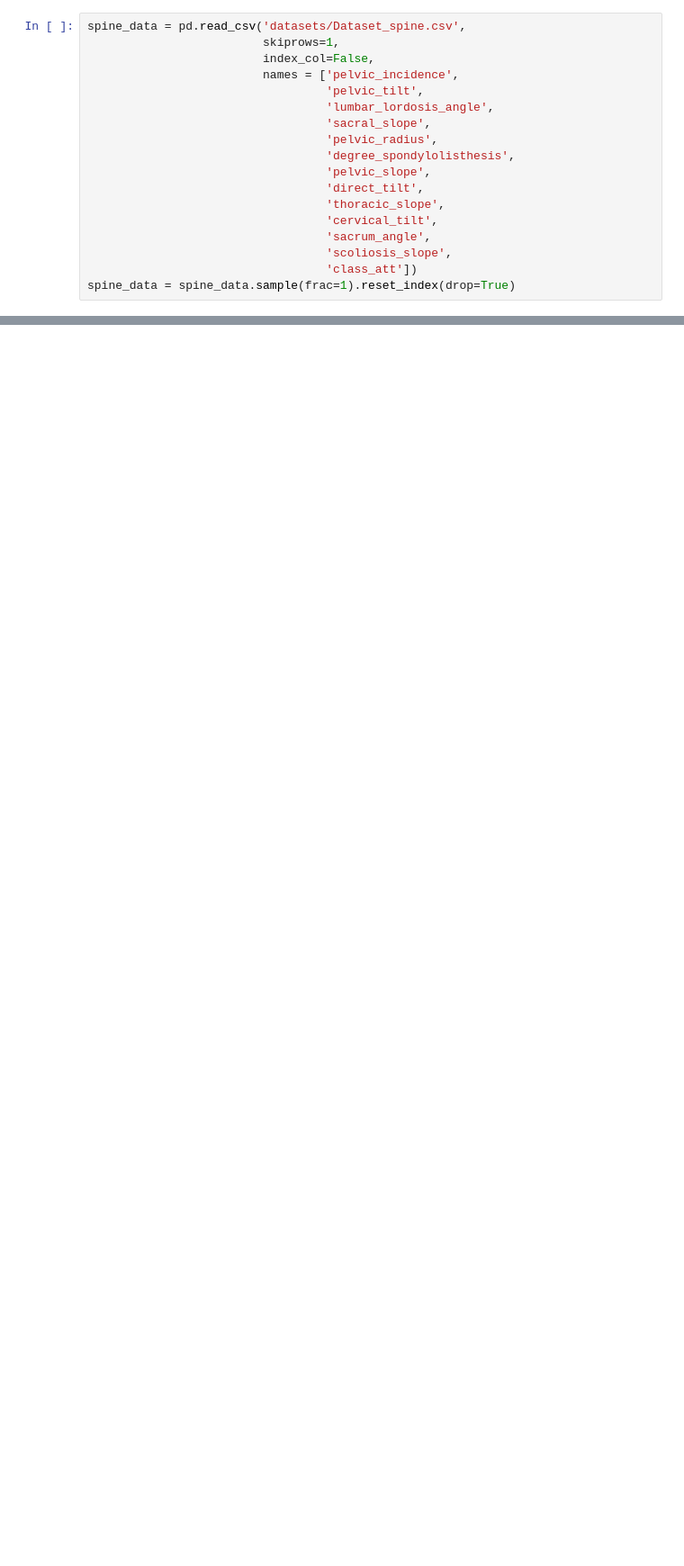
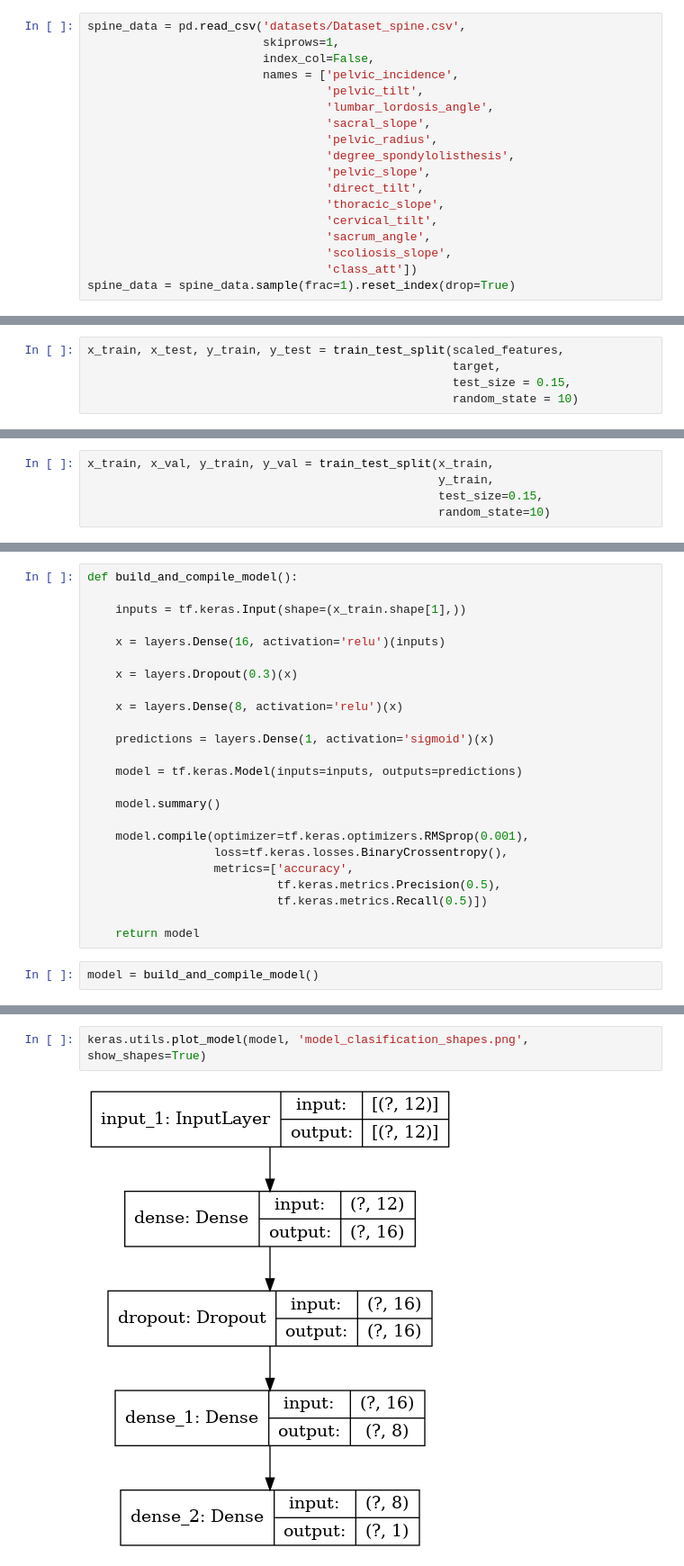
Before and after one commit to axperez/TensorFlow2.0, a Jupyter notebook: BinaryClassification_SpineDataset.ipynb, the cells around one changed output, grey strips where cells are left out. Shown: that part at 90% size. Saved outputs shown, nothing was run; the diff lists cells and outputs as text; blank space fills up the shorter version.

Commit message:
Continue to build binary classifier

```diff
--- a/BinaryClassification_SpineDataset.ipynb
+++ b/BinaryClassification_SpineDataset.ipynb
@@ -54,0 +145,5 @@ spine_data
+# %%
+x_train, x_test, y_train, y_test = train_test_split(scaled_features,
+                                                    target,
+                                                    test_size = 0.15,
+                                                    random_state = 10)
@@ -54,0 +154,5 @@ spine_data
+# %%
+x_train, x_val, y_train, y_val = train_test_split(x_train,
+                                                  y_train,
+                                                  test_size=0.15,
+                                                  random_state=10)
@@ -54,0 +163,26 @@ spine_data
+# %%
+def build_and_compile_model():
+
+    inputs = tf.keras.Input(shape=(x_train.shape[1],))
+
+    x = layers.Dense(16, activation='relu')(inputs)
+
+    x = layers.Dropout(0.3)(x)
+
+    x = layers.Dense(8, activation='relu')(x)
+
+    predictions = layers.Dense(1, activation='sigmoid')(x)
+
+    model = tf.keras.Model(inputs=inputs, outputs=predictions)
+
+    model.summary()
+
+    model.compile(optimizer=tf.keras.optimizers.RMSprop(0.001),
+                  loss=tf.keras.losses.BinaryCrossentropy(),
+                  metrics=['accuracy',
+                           tf.keras.metrics.Precision(0.5),
+                           tf.keras.metrics.Recall(0.5)])
+
+    return model
+# %%
+model = build_and_compile_model()
@@ -54,0 +208,4 @@ spine_data
+# %%
+keras.utils.plot_model(model, 'model_clasification_shapes.png', show_shapes=True)
+# %% [output]
+[figure, added]
```
Also changed, not shown: parts of 23 cells of this notebook, 1 other file.
